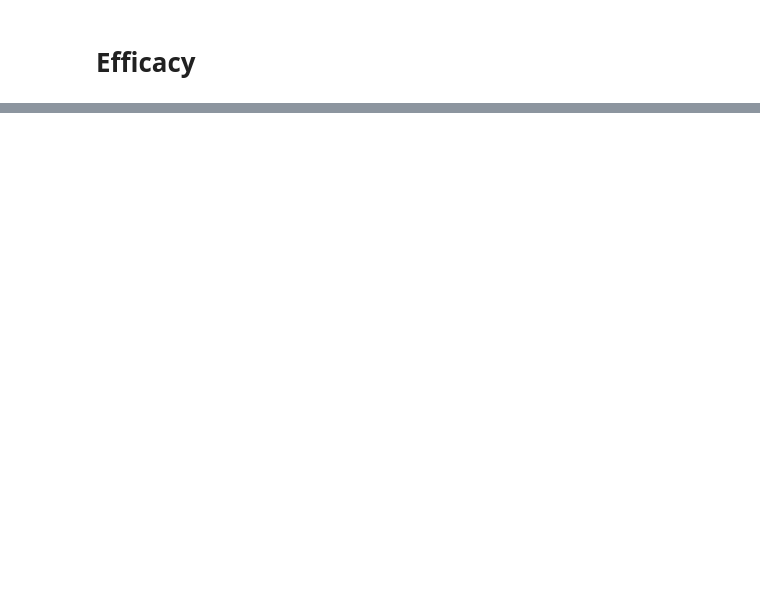
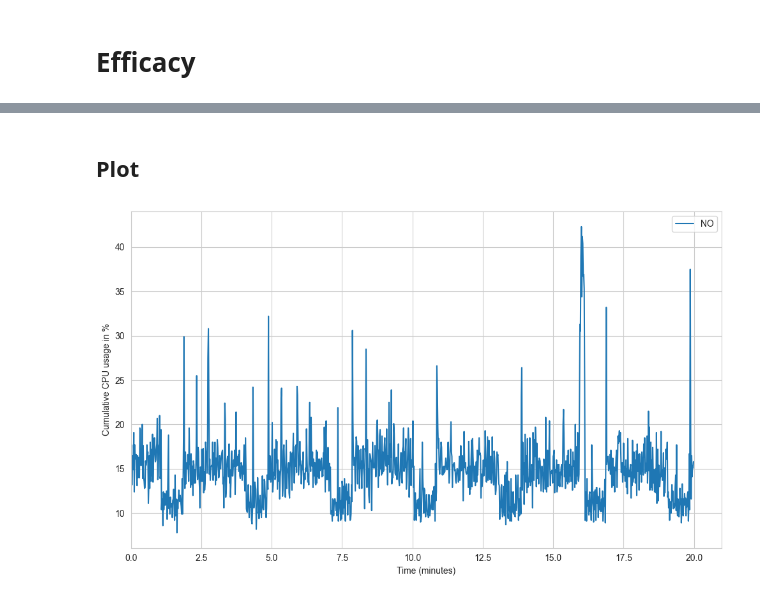
Before and after one commit to jku-lit-scsl/ecs-demo, a Jupyter notebook: evaluation/efficacy/data_cleaning/eval_efficacy.ipynb, the cells around one changed output, grey strips where cells are left out. Cells and saved outputs as stored; diff of their text form; code cells hidden in the pictures; blank space fills up the shorter version.

Commit message:
created baseline plot efficacy
Signed-off-by: Marco Stadler <marco.stadler@jku.at>

```diff
--- a/evaluation/efficacy/data_cleaning/eval_efficacy.ipynb
+++ b/evaluation/efficacy/data_cleaning/eval_efficacy.ipynb
@@ -12,4 +12,4 @@ import pandas as pd
 from matplotlib.ticker import FuncFormatter, AutoLocator, AutoMinorLocator
 
 ip_pattern = r'\d{1,3}\.\d{1,3}\.\d{1,3}\.\d{1,3}'
-log_entry_pattern = r'(\d{4}-\d{2}-\d{2} \d{2}:\d{2}:\d{2}\.\d{3}).*Increased defcon mode to: defcon_4_monitoring'
+dir_names = ['DA', 'DAR', 'NO']
@@ -21,8 +23,9 @@ def get_log_files(directory):
     :param directory: Path to the directory to search for log files.
     :return: List of paths to log files found in the directory.
     """
-    log_files = [os.path.join(directory, file) for file in os.listdir(directory) if file.endswith('.log')]
-    return log_files
+    all_logs = [os.path.join(directory, file) for file in os.listdir(directory) if file.endswith('.log')]
+    return all_logs
+
 
 # Function to parse the log file and extract only WARNING log entries
 def extract_warning_logs(input_path, output_path):
@@ -30,3 +33,10 @@ def extract_warning_logs(input_path, output_path):
         for line in input_file:
             if "WARNING" in line:
                 output_file.write(line)
+
+
+for log_dir in dir_names:
+    log_files = get_log_files(log_dir)
+    for log_file in log_files:
+        if log_file.endswith('eval.log'):
+            extract_warning_logs(log_file, log_file.replace('eval.log', 'eval_warn.log'))
@@ -32,0 +124,20 @@ def extract_warning_logs(input_path, output_path):
+# %% [markdown]
+## Plot
+# %%
+df = data_to_plot['NO']
+
+
+# Plotting
+plt.figure(figsize=(10, 6))  # Adjust figure size as needed
+for log_dir, df in data_to_plot.items():
+    plt.plot(df['Relative_Time'], df['cumulative_cpu'], label=log_dir)
+
+plt.xlabel('Time (minutes)')
+plt.ylabel('Cumulative CPU usage in %')
+plt.xlim(left=0)
+plt.legend()
+plt.grid(True)
+plt.tight_layout()
+plt.show()
+# %% [output]
+[figure, added]
```
Also changed, not shown: parts of 4 cells of this notebook, 7 other files.
